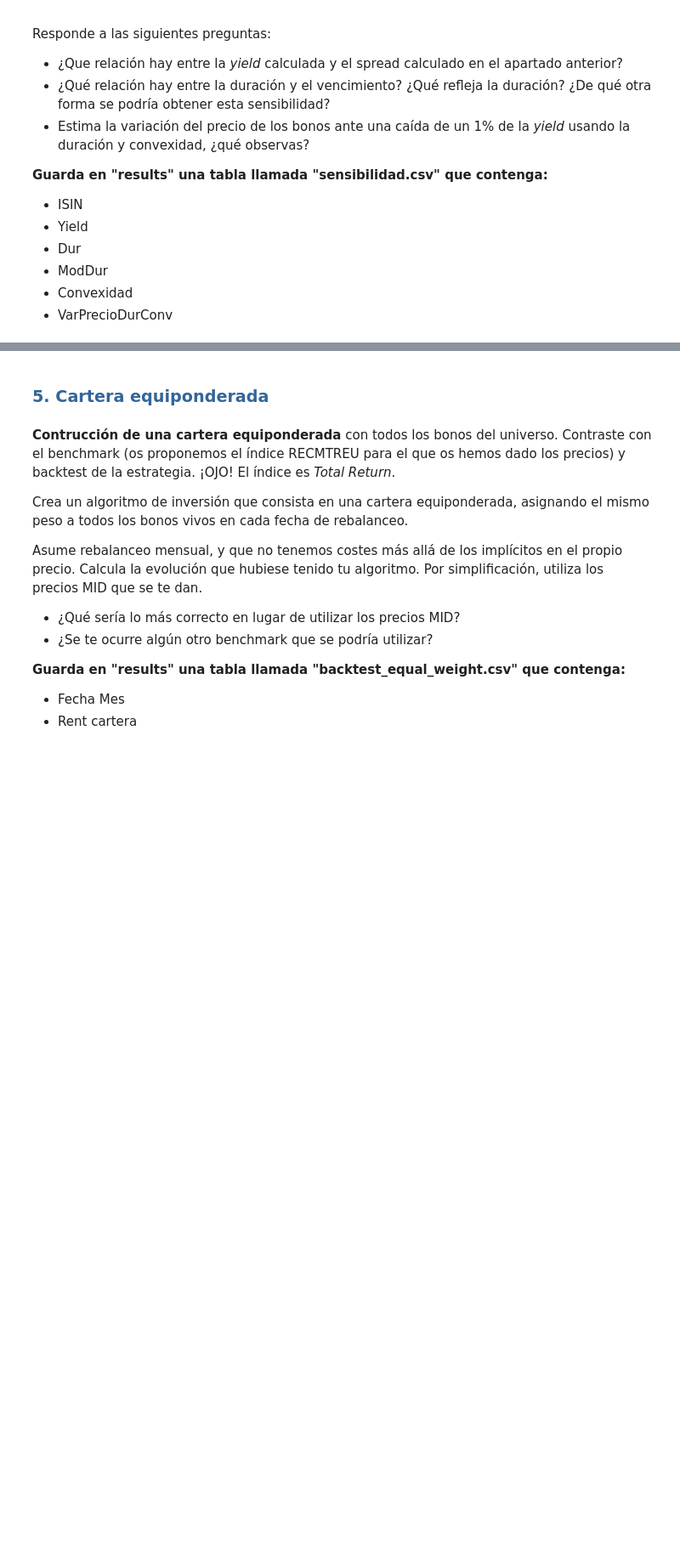
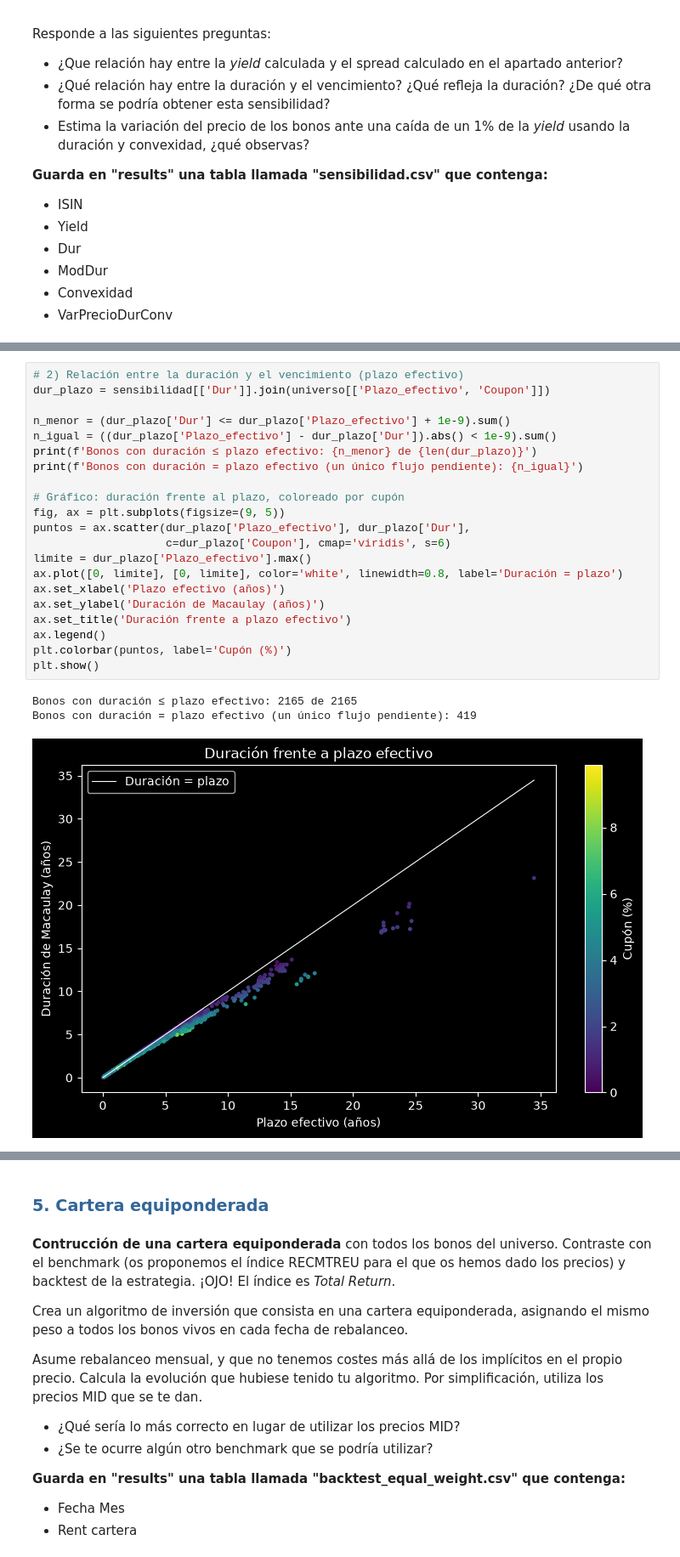
Before and after one commit to modetpablo-dot/Taller_renta_fija_Pablo_Modet, a Jupyter notebook: src/analisis_cartera.ipynb, the cells around one changed output, grey strips where cells are left out. Shown at 85% size. Saved outputs shown, nothing was run; the diff lists cells and outputs as text; blank space fills up the shorter version.

```diff
--- a/src/analisis_cartera.ipynb
+++ b/src/analisis_cartera.ipynb
@@ -1233,0 +1353,25 @@ Responde a las siguientes preguntas:
+# %%
+# 2) Relación entre la duración y el vencimiento (plazo efectivo)
+dur_plazo = sensibilidad[['Dur']].join(universo[['Plazo_efectivo', 'Coupon']])
+
+n_menor = (dur_plazo['Dur'] <= dur_plazo['Plazo_efectivo'] + 1e-9).sum()
+n_igual = ((dur_plazo['Plazo_efectivo'] - dur_plazo['Dur']).abs() < 1e-9).sum()
+print(f'Bonos con duración ≤ plazo efectivo: {n_menor} de {len(dur_plazo)}')
+print(f'Bonos con duración = plazo efectivo (un único flujo pendiente): {n_igual}')
+
+# Gráfico: duración frente al plazo, coloreado por cupón
+fig, ax = plt.subplots(figsize=(9, 5))
+puntos = ax.scatter(dur_plazo['Plazo_efectivo'], dur_plazo['Dur'],
+                    c=dur_plazo['Coupon'], cmap='viridis', s=6)
+limite = dur_plazo['Plazo_efectivo'].max()
+ax.plot([0, limite], [0, limite], color='white', linewidth=0.8, label='Duración = plazo')
+ax.set_xlabel('Plazo efectivo (años)')
+ax.set_ylabel('Duración de Macaulay (años)')
+ax.set_title('Duración frente a plazo efectivo')
+ax.legend()
+plt.colorbar(puntos, label='Cupón (%)')
+plt.show()
+# %% [output]
+Bonos con duración ≤ plazo efectivo: 2165 de 2165
+Bonos con duración = plazo efectivo (un único flujo pendiente): 419
+[figure, added]
```
Also changed, not shown: parts of 12 cells of this notebook, 2 other files.
